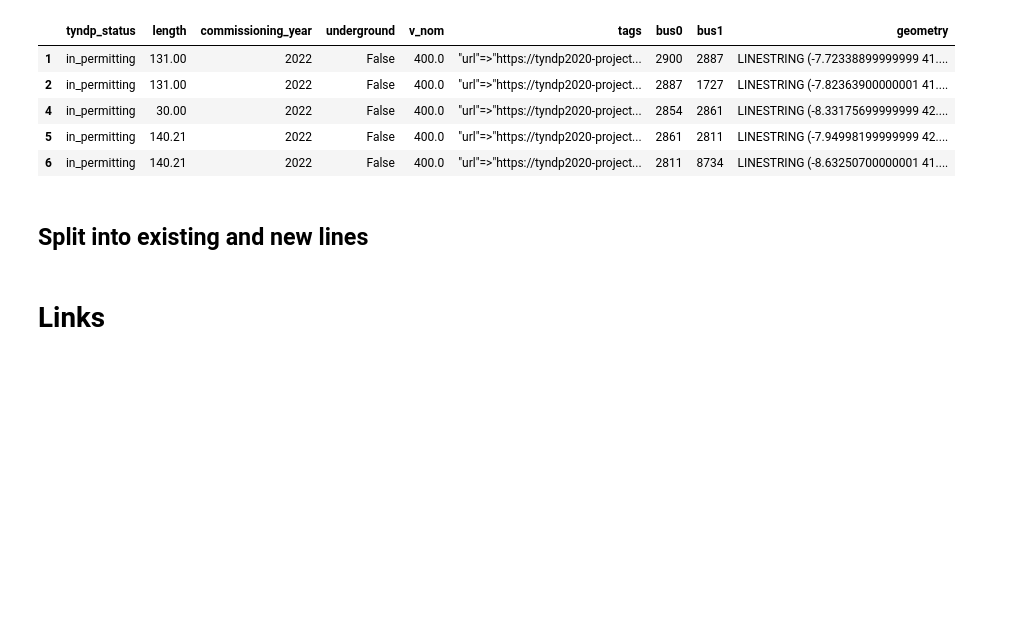
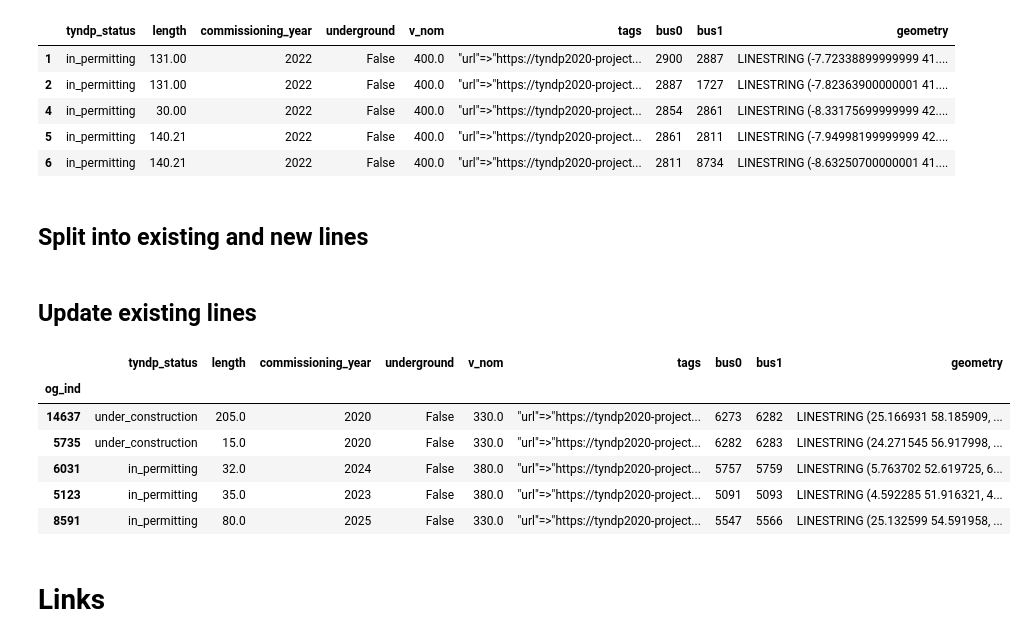
Before and after one commit to grecht/tyndp_to_pypsa, a Jupyter notebook: to_pypsa_testing.ipynb, the cells around one changed output. Cells and saved outputs as stored; diff of their text form; code cells hidden in the pictures; blank space fills up the shorter version.

Commit message:
Simplify splitting, update index of existing lines
minor change to TYNDP data (duplicated line)

```diff
--- a/to_pypsa_testing.ipynb
+++ b/to_pypsa_testing.ipynb
@@ -352,22 +352,38 @@ lines = (pd.read_csv(lines_file, quotechar="'", true_values=['t'], false_values=
              .rename(columns=dict(voltage='v_nom', circuits='num_parallel')))
 
 lines['length'] /= 1e3
+
+lines = pd.DataFrame(lines.loc[lines.bus0.isin(buses.index) & lines.bus1.isin(buses.index)])
 # %%
-tyndp_lines_rev = tyndp_lines.loc[:, ('bus0', 'bus1')].rename(columns={'bus0': 'bus1', 'bus1': 'bus0'})
-tyndp_undir = pd.concat([tyndp_lines.loc[:, ('bus0', 'bus1')], tyndp_lines_rev])
+tyndp_lines_rev = tyndp_lines.rename(columns={'bus0': 'bus1', 'bus1': 'bus0'})
+tyndp_undir     = pd.concat([tyndp_lines, tyndp_lines_rev])
 
-lines_rev = lines.loc[:, ('bus0', 'bus1')].rename(columns={'bus0': 'bus1', 'bus1': 'bus0'})
-lines_undir = pd.concat([lines.loc[:, ('bus0', 'bus1')], lines_rev])
+# like JOIN based on column values
+existing_lines = tyndp_undir.merge(lines.loc[:, ('bus0', 'bus1')].drop_duplicates(), how='inner')
 
-existing_lines = tyndp_undir.merge(lines_undir, how='inner')
+# "reverse index" hack to get original index from 'tyndp_undir' lost through merge
+row_to_ind = {tuple(row):ind for ind, row in tyndp_undir.loc[:, ('bus0', 'bus1')].iterrows()}
 
-val_to_ind = {tuple(row):ind for ind, row in tyndp_undir.iterrows()}
-existing_lines = pd.DataFrame.from_dict({val_to_ind[t]:t for t in list(map(tuple, existing_lines.values))},
-                                        orient='index',
-                                        columns=['bus0', 'bus1'])
+existing_ind = [row_to_ind[t] for t in map(tuple, existing_lines.loc[:, ('bus0', 'bus1')].values)]
+new_ind      = list(set(tyndp_lines.index) - set(existing_ind))
 
-new_lines_ind = list(set(tyndp_undir.index) - set(existing_lines.index))
-new_lines = tyndp_undir.loc[new_lines_ind]
+new_lines      = tyndp_lines.loc[new_ind]
+# %% [markdown]
+## Update existing lines
+# %%
+# get corresponding indices in lines_undir
+row_to_ind = {tuple(row):ind for ind, row in lines.loc[:, ('bus0', 'bus1')].drop_duplicates().iterrows()}
+existing_lines.loc[:, 'og_ind'] = existing_lines.loc[:, ('bus0', 'bus1')].apply(lambda row: row_to_ind[tuple(row)], axis=1)
+existing_lines = existing_lines.set_index('og_ind')
+existing_lines.head()
+# %% [output]
+|  | tyndp_status | length | commissioning_year | underground | v_nom | tags | bus0 | bus1 | geometry |
+| og_ind |  |  |  |  |  |  |  |  |  |
+| 14637 | under_construction | 205.0 | 2020 | False | 330.0 | "url"=>"https://tyndp2020-project... | 6273 | 6282 | LINESTRING (25.166931 58.185909, ... |
+| 5735 | under_construction | 15.0 | 2020 | False | 330.0 | "url"=>"https://tyndp2020-project... | 6282 | 6283 | LINESTRING (24.271545 56.917998, ... |
+| 6031 | in_permitting | 32.0 | 2024 | False | 380.0 | "url"=>"https://tyndp2020-project... | 5757 | 5759 | LINESTRING (5.763702 52.619725, 6... |
+| 5123 | in_permitting | 35.0 | 2023 | False | 380.0 | "url"=>"https://tyndp2020-project... | 5091 | 5093 | LINESTRING (4.592285 51.916321, 4... |
+| 8591 | in_permitting | 80.0 | 2025 | False | 330.0 | "url"=>"https://tyndp2020-project... | 5547 | 5566 | LINESTRING (25.132599 54.591958, ... |
 # %% [markdown]
 # Links
 # %%
```
Also changed, not shown: parts of 1 cell of this notebook, 1 other file.
